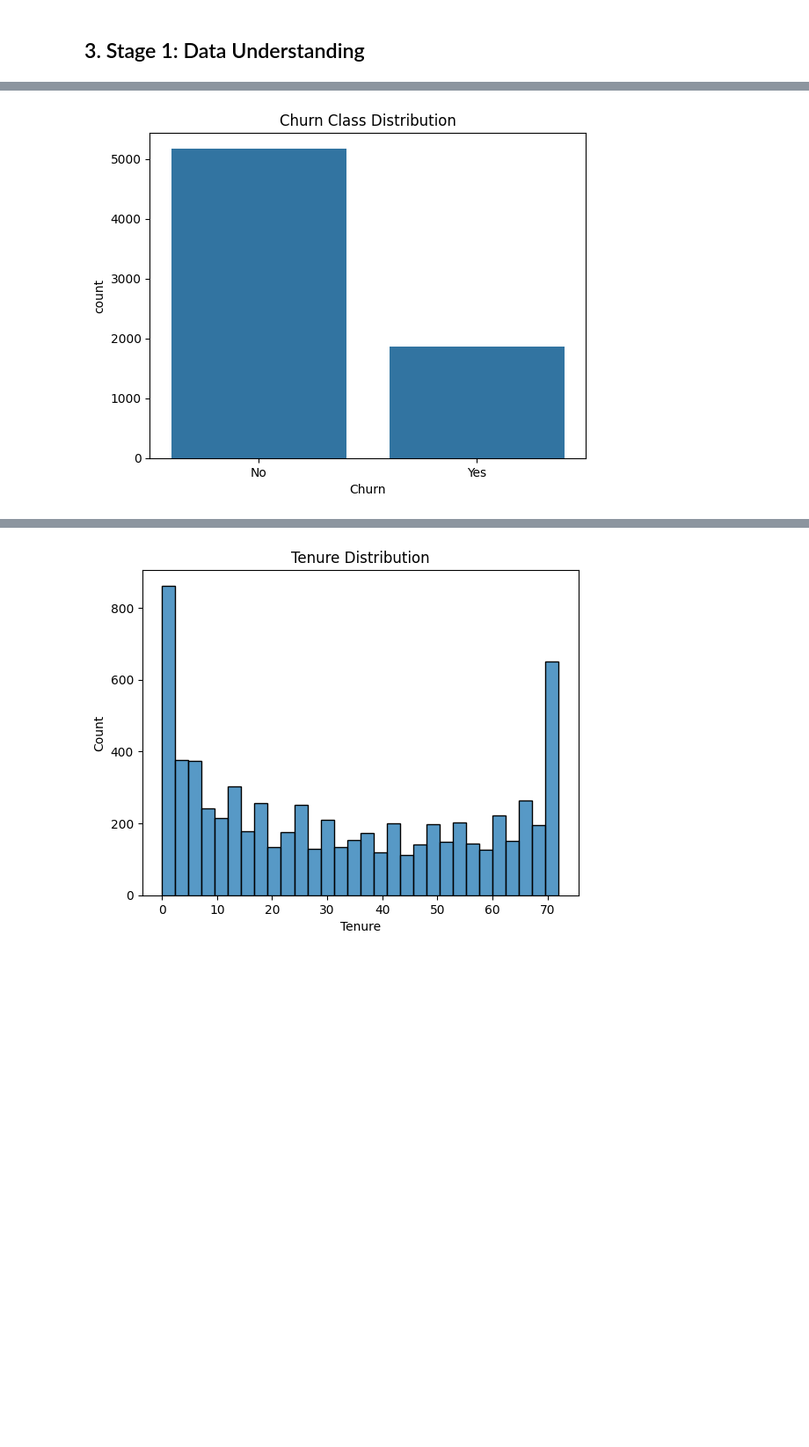
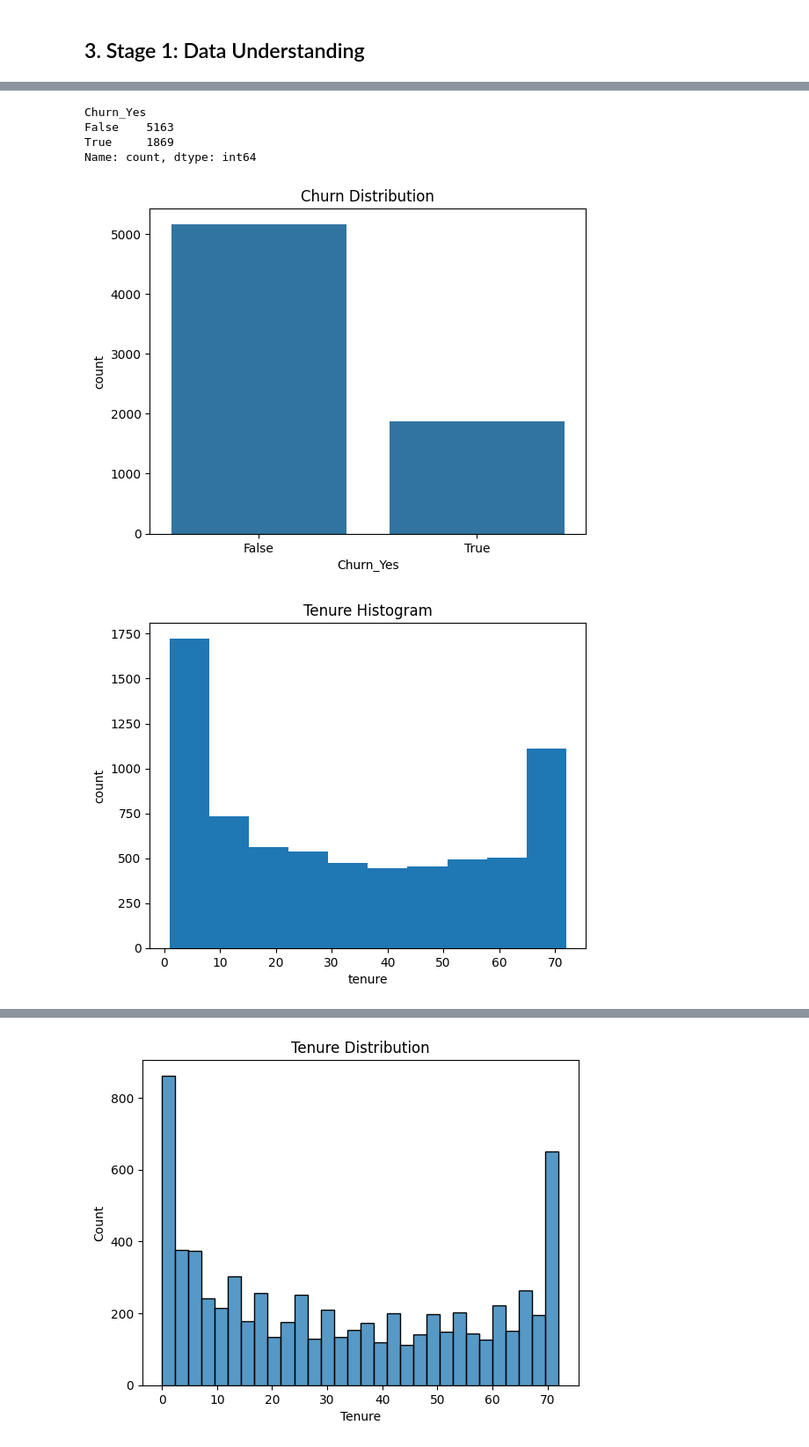
Before and after one commit to nuhaa-h/customer-churn-prediction-ml, a Jupyter notebook: notebooks/churn_prediction.ipynb, the cells around one changed output, grey strips where cells are left out. Shown at 88% size. Saved outputs shown, nothing was run; the diff lists cells and outputs as text; code cells hidden in the pictures; blank space fills up the shorter version.

Commit message:
Update machine learning churn analysis

```diff
--- a/notebooks/churn_prediction.ipynb
+++ b/notebooks/churn_prediction.ipynb
@@ -9,5 +22,18 @@ import seaborn as sns
 ## 2. Load Dataset
 # %%
 df = pd.read_csv("../data/WA_Fn-UseC_-Telco-Customer-Churn.csv")
+
+# Convert TotalCharges
+df["TotalCharges"] = pd.to_numeric(df["TotalCharges"], errors="coerce")
+
+# Remove missing values
+df = df.dropna()
+
+# Remove customerID
+df = df.drop("customerID", axis=1)
+
+# Encode categorical columns
+df = pd.get_dummies(df, drop_first=True)
+
 df.head()
 # %% [output]
@@ -21,11 +47,41 @@ df.head()
 # %% [markdown]
 ## 3. Stage 1: Data Understanding
 # %%
-df.shape
+# Basic information
+print("Shape:", df.shape)
+
 df.info()
-df.describe()
-df["Churn"].value_counts()
-sns.countplot(data=df, x="Churn")
-plt.title("Churn Class Distribution")
+
+display(df.describe())
+
+print(df["Churn_Yes"].value_counts())
+
+# Churn Distribution
+sns.countplot(data=df, x="Churn_Yes")
+plt.title("Churn Distribution")
 plt.show()
+
+# Tenure Histogram
+plt.hist(df["tenure"], bins=10)
+plt.title("Tenure Histogram")
+plt.xlabel("tenure")
+plt.ylabel("count")
+plt.show()
+
+# Monthly Charges Boxplot
+sns.boxplot(data=df, x="Churn_Yes", y="MonthlyCharges")
+plt.title("Monthly Charges Boxplot")
+plt.show()
+
+# Convert TotalCharges فقط عشان نقدر نعمل correlation
+df["TotalCharges"] = pd.to_numeric(df["TotalCharges"], errors="coerce")
+
+# Correlation Heatmap
+plt.figure(figsize=(6,4))
+sns.heatmap(
+    df[["SeniorCitizen", "tenure", "MonthlyCharges", "TotalCharges"]].corr(),
+    annot=True
+)
+plt.title("Correlation Heatmap")
+plt.show()
 # %% [output]
@@ -49 +114,6 @@ memory usage: 1.1 MB
+Churn_Yes
+False    5163
+True     1869
+Name: count, dtype: int64
-[figure, old version]
+[figure, new version]
+[figure, added]
```
Also changed, not shown: parts of 13 cells of this notebook.
